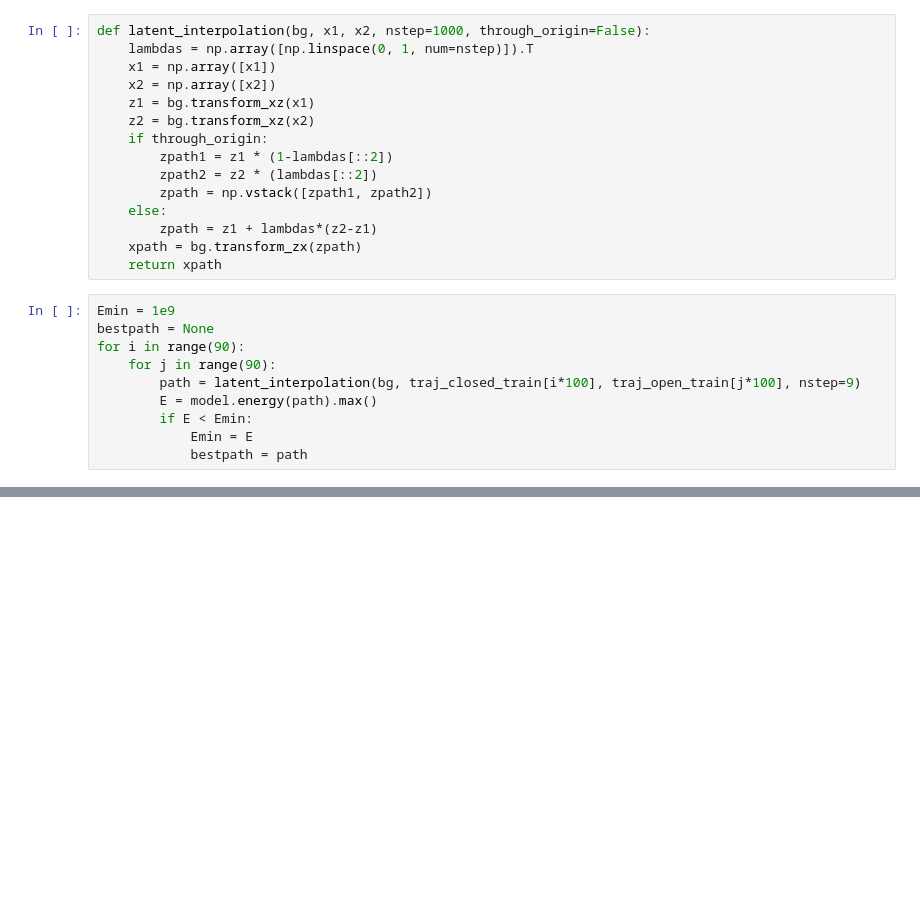
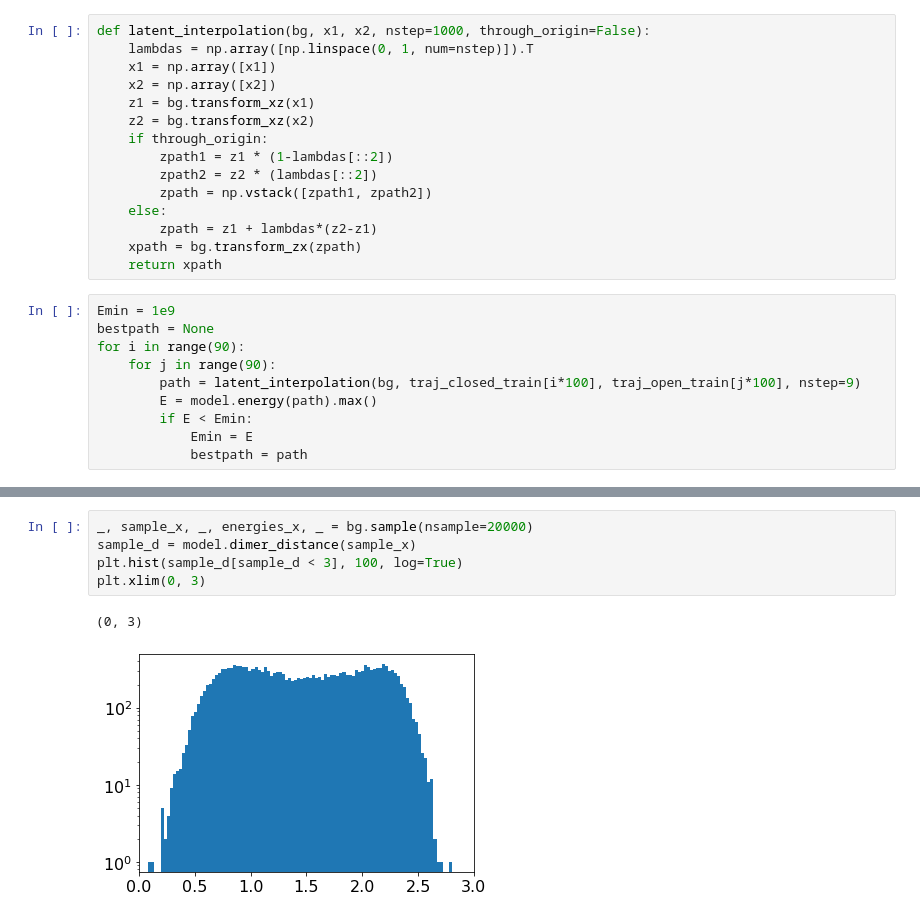
Before and after one commit to mohit2909/Boltzman_Generators, a Jupyter notebook: notebooks/DimerModelLoading.ipynb, the cells around one changed output, grey strips where cells are left out. Drawn from its saved outputs; the diff is of its cells as text; blank space fills up the shorter version.

```diff
--- a/notebooks/DimerModelLoading.ipynb
+++ b/notebooks/DimerModelLoading.ipynb
@@ -149,0 +151,8 @@ plt.savefig('interpolate.pdf', bbox_inches='tight')
+# %%
+_, sample_x, _, energies_x, _ = bg.sample(nsample=20000)
+sample_d = model.dimer_distance(sample_x)
+plt.hist(sample_d[sample_d < 3], 100, log=True)
+plt.xlim(0, 3)
+# %% [output]
+(0, 3)
+[figure, added]
```
Also changed, not shown: parts of 10 cells of this notebook, 3 other files.
